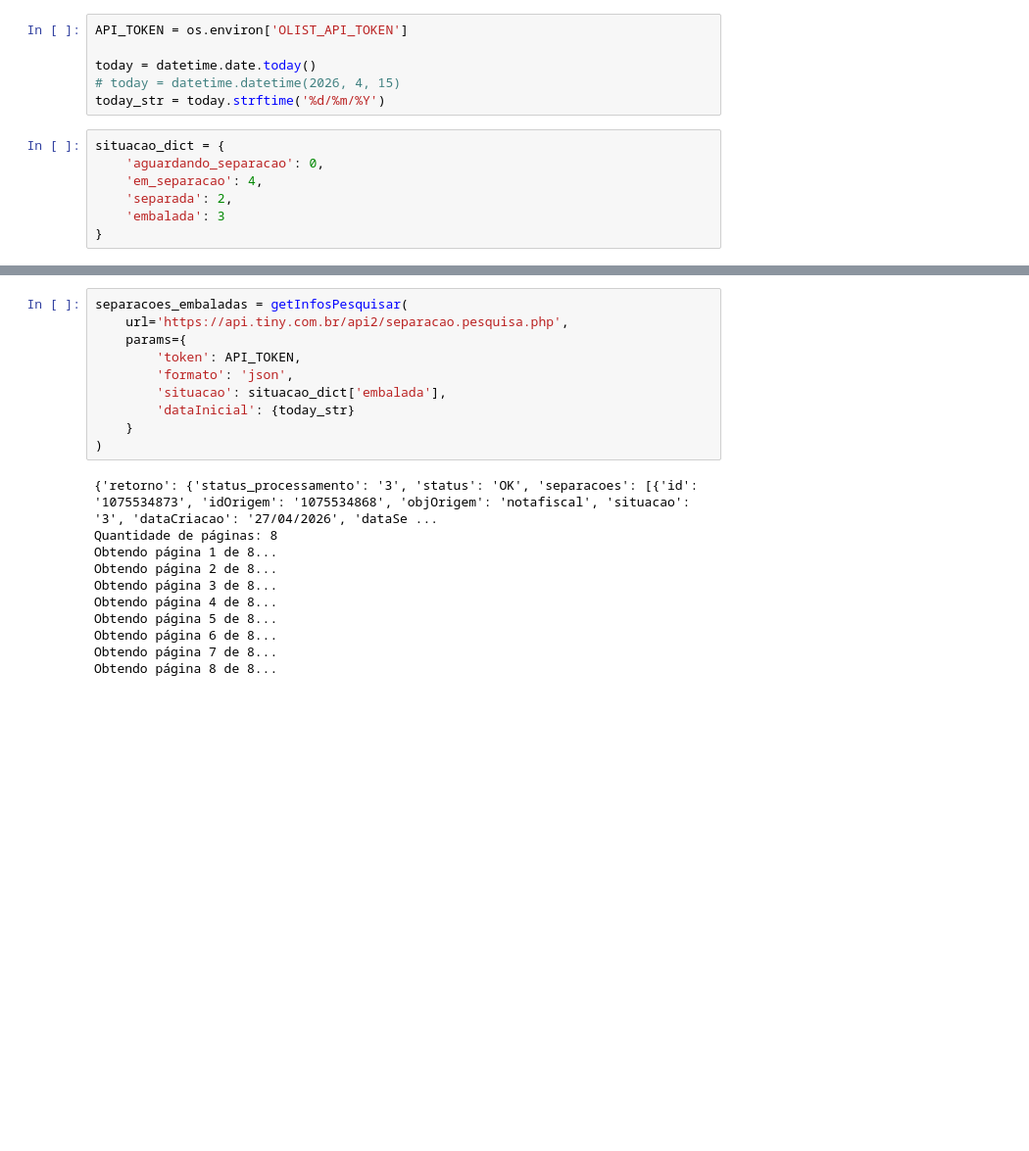
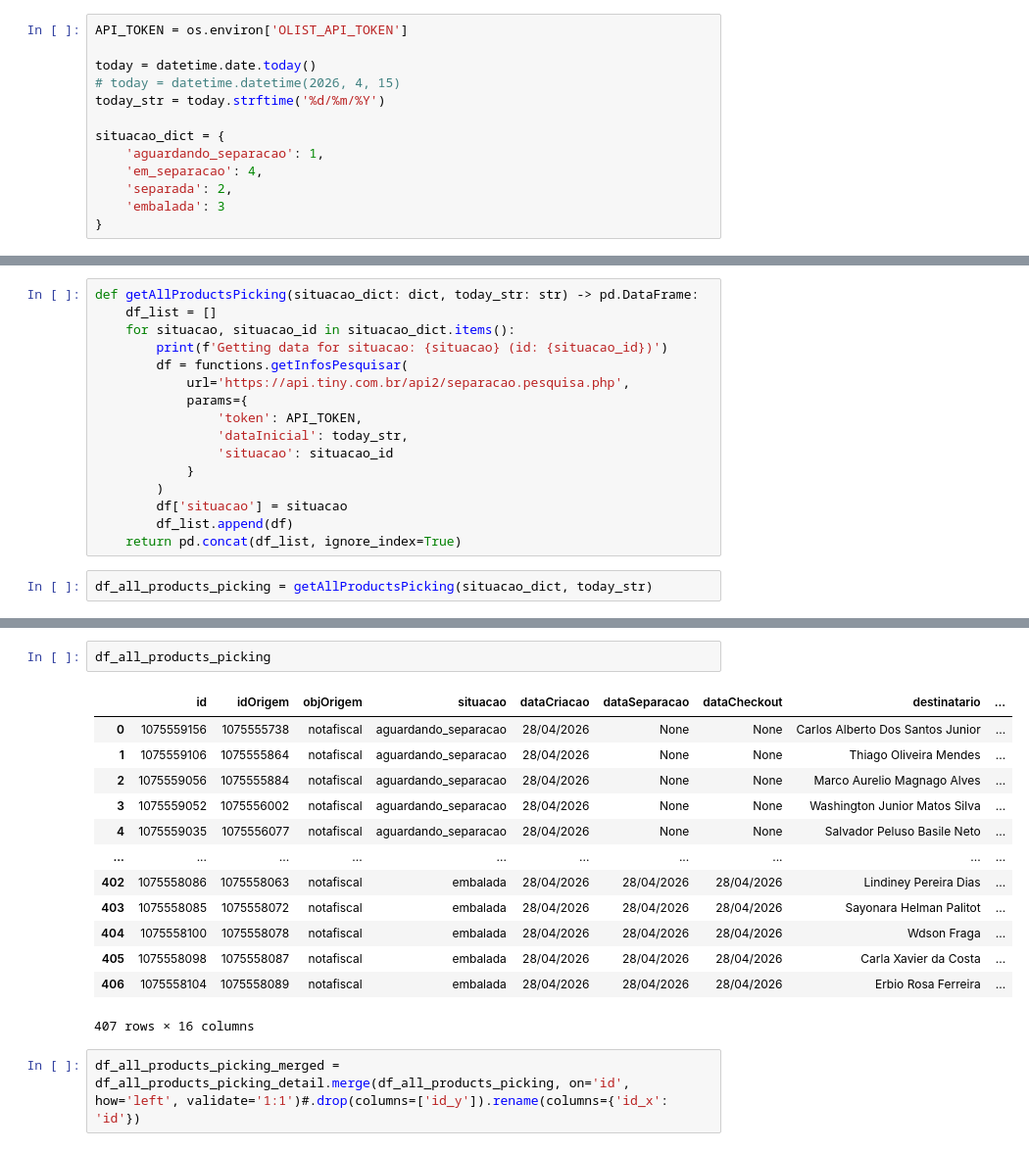
Before and after one commit to gustavolarsenn/sistema-zbrothers, a Jupyter notebook: etl/etl.ipynb, the cells around one changed output, grey strips where cells are left out. Shown at 98% size. Saved outputs shown, nothing was run; the diff lists cells and outputs as text; blank space fills up the shorter version.

```diff
--- a/etl/etl.ipynb
+++ b/etl/etl.ipynb
@@ -13,10 +15,10 @@ API_TOKEN = os.environ['OLIST_API_TOKEN']
 today = datetime.date.today()
 # today = datetime.datetime(2026, 4, 15)
 today_str = today.strftime('%d/%m/%Y')
+
+situacao_dict = {
+    'aguardando_separacao': 1,
+    'em_separacao': 4,
+    'separada': 2,
+    'embalada': 3
+}
-# %%
-situacao_dict = {
-    'aguardando_separacao': 0,
-    'em_separacao': 4,
-    'separada': 2,
-    'embalada': 3
-}
@@ -64,0 +25,18 @@ def getInfosPesquisar(url: str, params: dict) -> pd.DataFrame:
+# %%
+def getAllProductsPicking(situacao_dict: dict, today_str: str) -> pd.DataFrame:
+    df_list = []
+    for situacao, situacao_id in situacao_dict.items():
+        print(f'Getting data for situacao: {situacao} (id: {situacao_id})')
+        df = functions.getInfosPesquisar(
+            url='https://api.tiny.com.br/api2/separacao.pesquisa.php',
+            params={
+                'token': API_TOKEN,
+                'dataInicial': today_str,
+                'situacao': situacao_id
+            }
+        )
+        df['situacao'] = situacao
+        df_list.append(df)
+    return pd.concat(df_list, ignore_index=True)
+# %%
+df_all_products_picking = getAllProductsPicking(situacao_dict, today_str)
@@ -114,21 +84,18 @@ Obtendo página 1 de 1...
-# %%
-separacoes_embaladas = getInfosPesquisar(
-    url='https://api.tiny.com.br/api2/separacao.pesquisa.php',
-    params={
-        'token': API_TOKEN,
-        'formato': 'json',
-        'situacao': situacao_dict['embalada'],
-        'dataInicial': {today_str}
-    }
-)
-# %% [output]
-{'retorno': {'status_processamento': '3', 'status': 'OK', 'separacoes': [{'id': '1075534873', 'idOrigem': '1075534868', 'objOrigem': 'notafiscal', 'situacao': '3', 'dataCriacao': '27/04/2026', 'dataSe ...
-Quantidade de páginas: 8
-Obtendo página 1 de 8...
-Obtendo página 2 de 8...
-Obtendo página 3 de 8...
-Obtendo página 4 de 8...
-Obtendo página 5 de 8...
-Obtendo página 6 de 8...
-Obtendo página 7 de 8...
-Obtendo página 8 de 8...
+# %%
+df_all_products_picking
+# %% [output]
+|  | id | idOrigem | objOrigem | situacao | dataCriacao | dataSeparacao | dataCheckout | destinatario | ... |
+| 0 | 1075559156 | 1075555738 | notafiscal | aguardando_separacao | 28/04/2026 | None | None | Carlos Alberto Dos Santos Junior | ... |
+| 1 | 1075559106 | 1075555864 | notafiscal | aguardando_separacao | 28/04/2026 | None | None | Thiago Oliveira Mendes | ... |
+| 2 | 1075559056 | 1075555884 | notafiscal | aguardando_separacao | 28/04/2026 | None | None | Marco Aurelio Magnago Alves | ... |
+| 3 | 1075559052 | 1075556002 | notafiscal | aguardando_separacao | 28/04/2026 | None | None | Washington Junior Matos Silva | ... |
+| 4 | 1075559035 | 1075556077 | notafiscal | aguardando_separacao | 28/04/2026 | None | None | Salvador Peluso Basile Neto | ... |
+| ... | ... | ... | ... | ... | ... | ... | ... | ... | ... |
+| 402 | 1075558086 | 1075558063 | notafiscal | embalada | 28/04/2026 | 28/04/2026 | 28/04/2026 | Lindiney Pereira Dias | ... |
+| 403 | 1075558085 | 1075558072 | notafiscal | embalada | 28/04/2026 | 28/04/2026 | 28/04/2026 | Sayonara Helman Palitot | ... |
+| 404 | 1075558100 | 1075558078 | notafiscal | embalada | 28/04/2026 | 28/04/2026 | 28/04/2026 | Wdson Fraga | ... |
+| 405 | 1075558098 | 1075558087 | notafiscal | embalada | 28/04/2026 | 28/04/2026 | 28/04/2026 | Carla Xavier da Costa | ... |
+| 406 | 1075558104 | 1075558089 | notafiscal | embalada | 28/04/2026 | 28/04/2026 | 28/04/2026 | Erbio Rosa Ferreira | ... |
+407 rows × 16 columns
+# %%
+df_all_products_picking_merged = df_all_products_picking_detail.merge(df_all_products_picking, on='id', how='left', validate='1:1')#.drop(columns=['id_y']).rename(columns={'id_x': 'id'})
```
Also changed, not shown: parts of 16 cells of this notebook, 5 other files.
